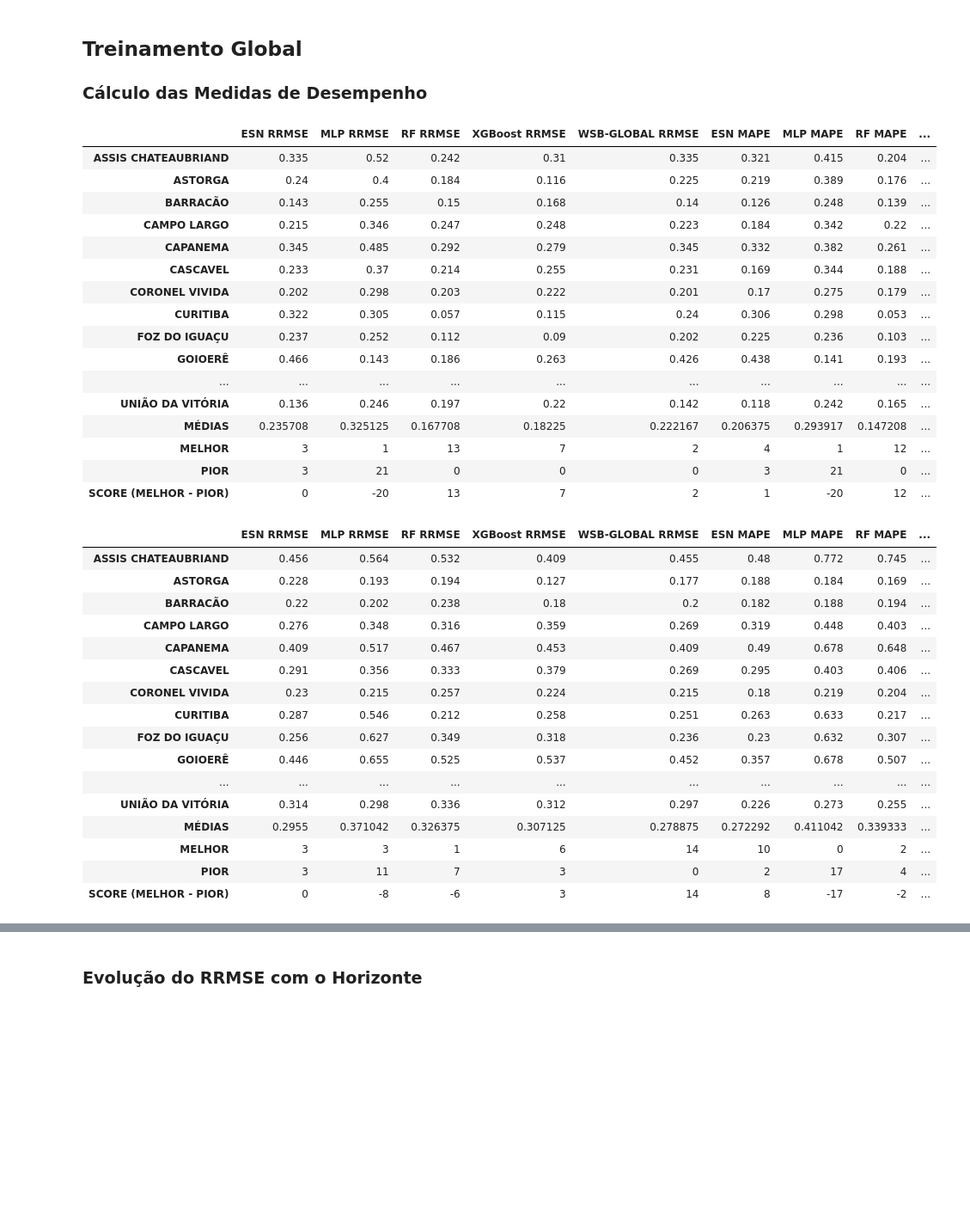
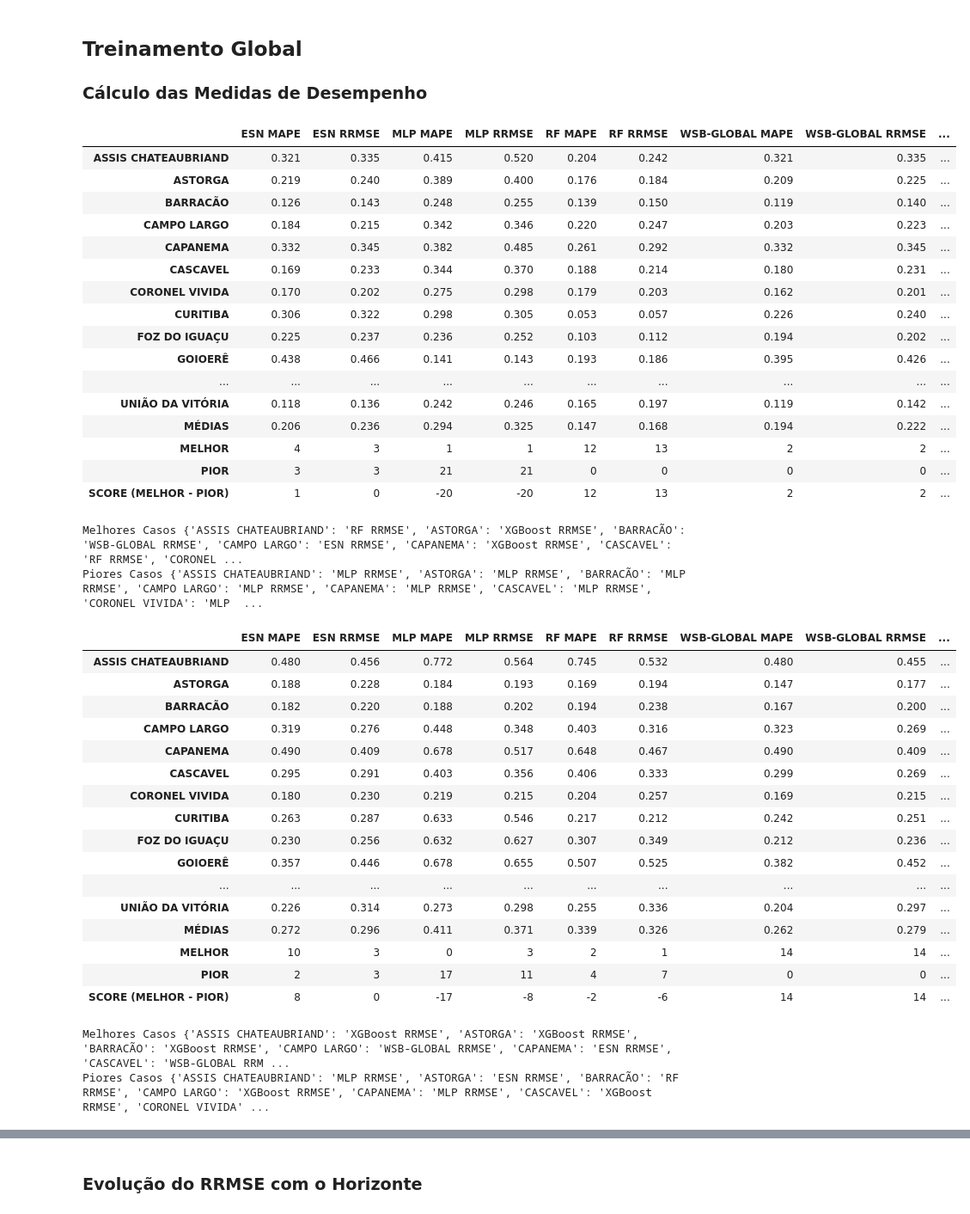
Before and after one commit to eduardoalba0/ppgeps_dissertacao, a Jupyter notebook: 05 - Resultados - Regressão.ipynb, the cells around one changed output, grey strips where cells are left out. Shown: that part at 86% size. Drawn from its saved outputs; the diff is of its cells as text; code cells hidden in the pictures; blank space fills up the shorter version.

```diff
--- a/05 - Resultados - Regressão.ipynb
+++ b/05 - Resultados - Regressão.ipynb
@@ -24,6 +24,8 @@ from xgboost import XGBRegressor
 from wsb import WSB
 
 locale.setlocale(locale.LC_TIME, 'pt_BR.UTF-8')
+pd.set_option('display.float_format', '{:.3f}'.format)
+
 MODELOS = ["ESN", "MLP", "RF", "XGBoost"]
 MODELOS_WSB = ["WSB-LOCAL", "WSB-GLOBAL"]
 SEED = 100
@@ -495,7 +497,10 @@ for horizonte in HORIZONTES:
     df_medias.loc["PIOR"] = pd.concat([pior_RRMSE, pior_MAPE], axis=0)
     df_medias.loc["SCORE (MELHOR - PIOR)"] = pd.concat([melhor_RRMSE - pior_RRMSE, melhor_MAPE - pior_MAPE], axis=0)
 
+    df_medias = df_medias[sorted(df_medias.columns)].round(decimals=3)
     df_medias.to_csv(f"resultados/regressão - local/MÉDIAS ERROS REGRESSÃO - LOCAL {horizonte}M.csv", sep=";",
-                     decimal=".", index=True)
+                     decimal=",", index=True)
     display(df_medias)
+    print("Melhores Casos", df_RRMSE.idxmin(axis=1).to_dict())
+    print("Piores Casos", df_RRMSE.idxmax(axis=1).to_dict())
 # %% [output]
@@ -659,64 +670,71 @@ for horizonte in HORIZONTES:
 
         ax, plt = ts_comparacao(campus, dados, consumo_previsto, df_desempenho, horizonte)
 
         df_desempenho.to_csv(
             f"resultados/regressão - global/{horizonte} meses/RRMSE REGRESSÃO - GLOBAL {horizonte}M {campus}.csv",
             sep=";", decimal=".", index=True)
         plt.savefig(
             f"resultados/regressão - global/{horizonte} meses/PREVISÕES REGRESSÃO - GLOBAL {horizonte}M {campus}.png",
             bbox_inches='tight')
         plt.close()
 
     df_RRMSE = df_RRMSE.add_suffix(" RRMSE")
     df_MAPE = df_MAPE.add_suffix(" MAPE")
 
     pior_RRMSE = (df_RRMSE.eq(df_RRMSE.max(axis=1), axis=0).sum(axis=0))
     melhor_RRMSE = (df_RRMSE.eq(df_RRMSE.min(axis=1), axis=0).sum(axis=0))
 
     pior_MAPE = (df_MAPE.eq(df_MAPE.max(axis=1), axis=0).sum(axis=0))
     melhor_MAPE = (df_MAPE.eq(df_MAPE.min(axis=1), axis=0).sum(axis=0))
 
     df_medias = pd.concat([df_RRMSE, df_MAPE], axis=1)
     df_medias.loc["MÉDIAS"] = df_medias.mean()
 
     df_medias.loc["MELHOR"] = pd.concat([melhor_RRMSE, melhor_MAPE], axis=0)
     df_medias.loc["PIOR"] = pd.concat([pior_RRMSE, pior_MAPE], axis=0)
     df_medias.loc["SCORE (MELHOR - PIOR)"] = pd.concat([melhor_RRMSE - pior_RRMSE, melhor_MAPE - pior_MAPE], axis=0)
 
-    df_medias.to_csv(f"resultados/regressão - global/MÉDIAS ERROS {horizonte}M.csv", sep=";", decimal=".", index=True)
+    df_medias = df_medias[sorted(df_medias.columns)].round(3)
+    df_medias.to_csv(f"resultados/regressão - global/MÉDIAS ERROS REGRESSÃO - GLOBAL {horizonte}M.csv", sep=";", decimal=",", index=True)
     display(df_medias)
+    print("Melhores Casos", df_RRMSE.idxmin(axis=1).to_dict())
+    print("Piores Casos", df_RRMSE.idxmax(axis=1).to_dict())
 # %% [output]
-|  | ESN RRMSE | MLP RRMSE | RF RRMSE | XGBoost RRMSE | WSB-GLOBAL RRMSE | ESN MAPE | MLP MAPE | RF MAPE | ... |
-| ASSIS CHATEAUBRIAND | 0.335 | 0.52 | 0.242 | 0.31 | 0.335 | 0.321 | 0.415 | 0.204 | ... |
-| ASTORGA | 0.24 | 0.4 | 0.184 | 0.116 | 0.225 | 0.219 | 0.389 | 0.176 | ... |
-| BARRACÃO | 0.143 | 0.255 | 0.15 | 0.168 | 0.14 | 0.126 | 0.248 | 0.139 | ... |
-| CAMPO LARGO | 0.215 | 0.346 | 0.247 | 0.248 | 0.223 | 0.184 | 0.342 | 0.22 | ... |
-| CAPANEMA | 0.345 | 0.485 | 0.292 | 0.279 | 0.345 | 0.332 | 0.382 | 0.261 | ... |
-| CASCAVEL | 0.233 | 0.37 | 0.214 | 0.255 | 0.231 | 0.169 | 0.344 | 0.188 | ... |
-| CORONEL VIVIDA | 0.202 | 0.298 | 0.203 | 0.222 | 0.201 | 0.17 | 0.275 | 0.179 | ... |
-| CURITIBA | 0.322 | 0.305 | 0.057 | 0.115 | 0.24 | 0.306 | 0.298 | 0.053 | ... |
-| FOZ DO IGUAÇU | 0.237 | 0.252 | 0.112 | 0.09 | 0.202 | 0.225 | 0.236 | 0.103 | ... |
-| GOIOERÊ | 0.466 | 0.143 | 0.186 | 0.263 | 0.426 | 0.438 | 0.141 | 0.193 | ... |
+|  | ESN MAPE | ESN RRMSE | MLP MAPE | MLP RRMSE | RF MAPE | RF RRMSE | WSB-GLOBAL MAPE | WSB-GLOBAL RRMSE | ... |
+| ASSIS CHATEAUBRIAND | 0.321 | 0.335 | 0.415 | 0.520 | 0.204 | 0.242 | 0.321 | 0.335 | ... |
+| ASTORGA | 0.219 | 0.240 | 0.389 | 0.400 | 0.176 | 0.184 | 0.209 | 0.225 | ... |
+| BARRACÃO | 0.126 | 0.143 | 0.248 | 0.255 | 0.139 | 0.150 | 0.119 | 0.140 | ... |
+| CAMPO LARGO | 0.184 | 0.215 | 0.342 | 0.346 | 0.220 | 0.247 | 0.203 | 0.223 | ... |
+| CAPANEMA | 0.332 | 0.345 | 0.382 | 0.485 | 0.261 | 0.292 | 0.332 | 0.345 | ... |
+| CASCAVEL | 0.169 | 0.233 | 0.344 | 0.370 | 0.188 | 0.214 | 0.180 | 0.231 | ... |
+| CORONEL VIVIDA | 0.170 | 0.202 | 0.275 | 0.298 | 0.179 | 0.203 | 0.162 | 0.201 | ... |
+| CURITIBA | 0.306 | 0.322 | 0.298 | 0.305 | 0.053 | 0.057 | 0.226 | 0.240 | ... |
+| FOZ DO IGUAÇU | 0.225 | 0.237 | 0.236 | 0.252 | 0.103 | 0.112 | 0.194 | 0.202 | ... |
+| GOIOERÊ | 0.438 | 0.466 | 0.141 | 0.143 | 0.193 | 0.186 | 0.395 | 0.426 | ... |
 | ... | ... | ... | ... | ... | ... | ... | ... | ... | ... |
-| UNIÃO DA VITÓRIA | 0.136 | 0.246 | 0.197 | 0.22 | 0.142 | 0.118 | 0.242 | 0.165 | ... |
-| MÉDIAS | 0.235708 | 0.325125 | 0.167708 | 0.18225 | 0.222167 | 0.206375 | 0.293917 | 0.147208 | ... |
-| MELHOR | 3 | 1 | 13 | 7 | 2 | 4 | 1 | 12 | ... |
-| PIOR | 3 | 21 | 0 | 0 | 0 | 3 | 21 | 0 | ... |
-| SCORE (MELHOR - PIOR) | 0 | -20 | 13 | 7 | 2 | 1 | -20 | 12 | ... |
+| UNIÃO DA VITÓRIA | 0.118 | 0.136 | 0.242 | 0.246 | 0.165 | 0.197 | 0.119 | 0.142 | ... |
+| MÉDIAS | 0.206 | 0.236 | 0.294 | 0.325 | 0.147 | 0.168 | 0.194 | 0.222 | ... |
+| MELHOR | 4 | 3 | 1 | 1 | 12 | 13 | 2 | 2 | ... |
+| PIOR | 3 | 3 | 21 | 21 | 0 | 0 | 0 | 0 | ... |
+| SCORE (MELHOR - PIOR) | 1 | 0 | -20 | -20 | 12 | 13 | 2 | 2 | ... |
+Melhores Casos {'ASSIS CHATEAUBRIAND': 'RF RRMSE', 'ASTORGA': 'XGBoost RRMSE', 'BARRACÃO': 'WSB-GLOBAL RRMSE', 'CAMPO LARGO': 'ESN RRMSE', 'CAPANEMA': 'XGBoost RRMSE', 'CASCAVEL': 'RF RRMSE', 'CORONEL ...
+Piores Casos {'ASSIS CHATEAUBRIAND': 'MLP RRMSE', 'ASTORGA': 'MLP RRMSE', 'BARRACÃO': 'MLP RRMSE', 'CAMPO LARGO': 'MLP RRMSE', 'CAPANEMA': 'MLP RRMSE', 'CASCAVEL': 'MLP RRMSE', 'CORONEL VIVIDA': 'MLP  ...
-|  | ESN RRMSE | MLP RRMSE | RF RRMSE | XGBoost RRMSE | WSB-GLOBAL RRMSE | ESN MAPE | MLP MAPE | RF MAPE | ... |
-| ASSIS CHATEAUBRIAND | 0.456 | 0.564 | 0.532 | 0.409 | 0.455 | 0.48 | 0.772 | 0.745 | ... |
-| ASTORGA | 0.228 | 0.193 | 0.194 | 0.127 | 0.177 | 0.188 | 0.184 | 0.169 | ... |
-| BARRACÃO | 0.22 | 0.202 | 0.238 | 0.18 | 0.2 | 0.182 | 0.188 | 0.194 | ... |
-| CAMPO LARGO | 0.276 | 0.348 | 0.316 | 0.359 | 0.269 | 0.319 | 0.448 | 0.403 | ... |
-| CAPANEMA | 0.409 | 0.517 | 0.467 | 0.453 | 0.409 | 0.49 | 0.678 | 0.648 | ... |
-| CASCAVEL | 0.291 | 0.356 | 0.333 | 0.379 | 0.269 | 0.295 | 0.403 | 0.406 | ... |
-| CORONEL VIVIDA | 0.23 | 0.215 | 0.257 | 0.224 | 0.215 | 0.18 | 0.219 | 0.204 | ... |
-| CURITIBA | 0.287 | 0.546 | 0.212 | 0.258 | 0.251 | 0.263 | 0.633 | 0.217 | ... |
-| FOZ DO IGUAÇU | 0.256 | 0.627 | 0.349 | 0.318 | 0.236 | 0.23 | 0.632 | 0.307 | ... |
-| GOIOERÊ | 0.446 | 0.655 | 0.525 | 0.537 | 0.452 | 0.357 | 0.678 | 0.507 | ... |
+|  | ESN MAPE | ESN RRMSE | MLP MAPE | MLP RRMSE | RF MAPE | RF RRMSE | WSB-GLOBAL MAPE | WSB-GLOBAL RRMSE | ... |
+| ASSIS CHATEAUBRIAND | 0.480 | 0.456 | 0.772 | 0.564 | 0.745 | 0.532 | 0.480 | 0.455 | ... |
+| ASTORGA | 0.188 | 0.228 | 0.184 | 0.193 | 0.169 | 0.194 | 0.147 | 0.177 | ... |
+| BARRACÃO | 0.182 | 0.220 | 0.188 | 0.202 | 0.194 | 0.238 | 0.167 | 0.200 | ... |
+| CAMPO LARGO | 0.319 | 0.276 | 0.448 | 0.348 | 0.403 | 0.316 | 0.323 | 0.269 | ... |
+| CAPANEMA | 0.490 | 0.409 | 0.678 | 0.517 | 0.648 | 0.467 | 0.490 | 0.409 | ... |
+| CASCAVEL | 0.295 | 0.291 | 0.403 | 0.356 | 0.406 | 0.333 | 0.299 | 0.269 | ... |
+| CORONEL VIVIDA | 0.180 | 0.230 | 0.219 | 0.215 | 0.204 | 0.257 | 0.169 | 0.215 | ... |
+| CURITIBA | 0.263 | 0.287 | 0.633 | 0.546 | 0.217 | 0.212 | 0.242 | 0.251 | ... |
+| FOZ DO IGUAÇU | 0.230 | 0.256 | 0.632 | 0.627 | 0.307 | 0.349 | 0.212 | 0.236 | ... |
+| GOIOERÊ | 0.357 | 0.446 | 0.678 | 0.655 | 0.507 | 0.525 | 0.382 | 0.452 | ... |
 | ... | ... | ... | ... | ... | ... | ... | ... | ... | ... |
-| UNIÃO DA VITÓRIA | 0.314 | 0.298 | 0.336 | 0.312 | 0.297 | 0.226 | 0.273 | 0.255 | ... |
-| MÉDIAS | 0.2955 | 0.371042 | 0.326375 | 0.307125 | 0.278875 | 0.272292 | 0.411042 | 0.339333 | ... |
-| MELHOR | 3 | 3 | 1 | 6 | 14 | 10 | 0 | 2 | ... |
-| PIOR | 3 | 11 | 7 | 3 | 0 | 2 | 17 | 4 | ... |
-| SCORE (MELHOR - PIOR) | 0 | -8 | -6 | 3 | 14 | 8 | -17 | -2 | ... |
+| UNIÃO DA VITÓRIA | 0.226 | 0.314 | 0.273 | 0.298 | 0.255 | 0.336 | 0.204 | 0.297 | ... |
+| MÉDIAS | 0.272 | 0.296 | 0.411 | 0.371 | 0.339 | 0.326 | 0.262 | 0.279 | ... |
+| MELHOR | 10 | 3 | 0 | 3 | 2 | 1 | 14 | 14 | ... |
+| PIOR | 2 | 3 | 17 | 11 | 4 | 7 | 0 | 0 | ... |
+| SCORE (MELHOR - PIOR) | 8 | 0 | -17 | -8 | -2 | -6 | 14 | 14 | ... |
+Melhores Casos {'ASSIS CHATEAUBRIAND': 'XGBoost RRMSE', 'ASTORGA': 'XGBoost RRMSE', 'BARRACÃO': 'XGBoost RRMSE', 'CAMPO LARGO': 'WSB-GLOBAL RRMSE', 'CAPANEMA': 'ESN RRMSE', 'CASCAVEL': 'WSB-GLOBAL RRM ...
+Piores Casos {'ASSIS CHATEAUBRIAND': 'MLP RRMSE', 'ASTORGA': 'ESN RRMSE', 'BARRACÃO': 'RF RRMSE', 'CAMPO LARGO': 'XGBoost RRMSE', 'CAPANEMA': 'MLP RRMSE', 'CASCAVEL': 'XGBoost RRMSE', 'CORONEL VIVIDA' ...
```
Also changed, not shown: parts of 2 cells of this notebook, 25 other files.
